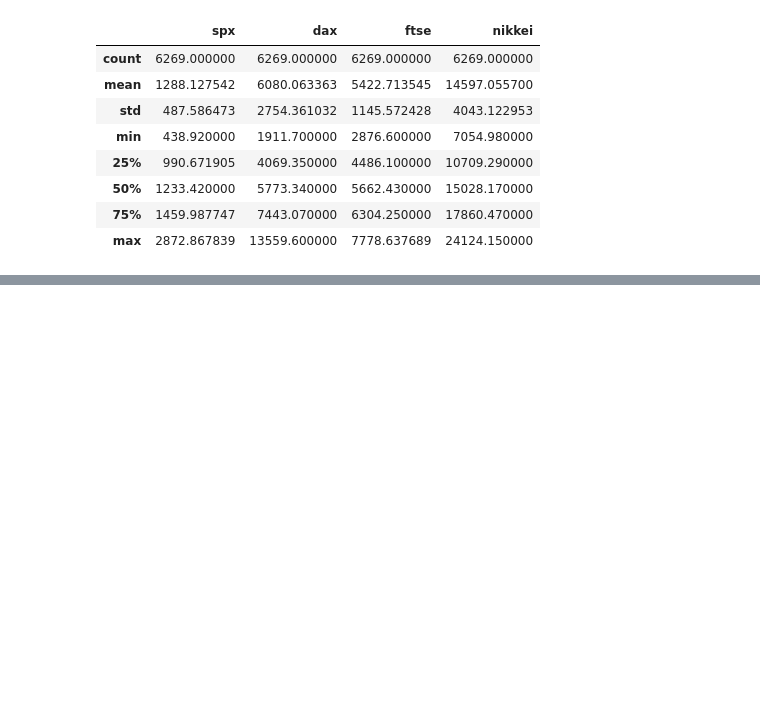
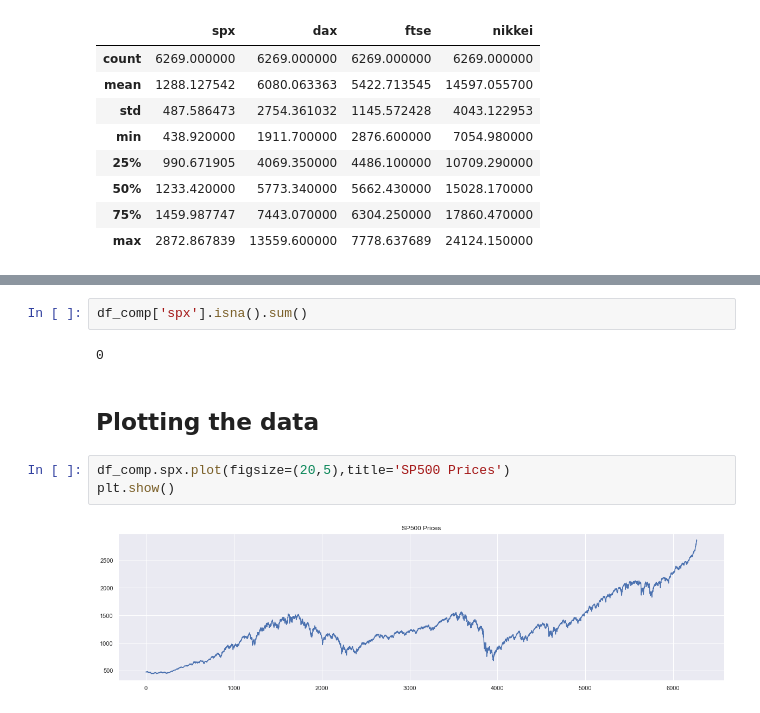
Before and after one commit to bme3412/Python, a Jupyter notebook: Projects/365DataScience/Time Series Analysis with Python.ipynb, the cells around one changed output, grey strips where cells are left out. Drawn from its saved outputs; the diff is of its cells as text; blank space fills up the shorter version.

```diff
--- a/Projects/365DataScience/Time Series Analysis with Python.ipynb
+++ b/Projects/365DataScience/Time Series Analysis with Python.ipynb
@@ -36,0 +67,11 @@ df_comp.describe()
+# %%
+df_comp['spx'].isna().sum()
+# %% [output]
+0
+# %% [markdown]
+## Plotting the data
+# %%
+df_comp.spx.plot(figsize=(20,5),title='SP500 Prices')
+plt.show()
+# %% [output]
+[figure, added]
```
Also changed, not shown: parts of 33 cells of this notebook.
